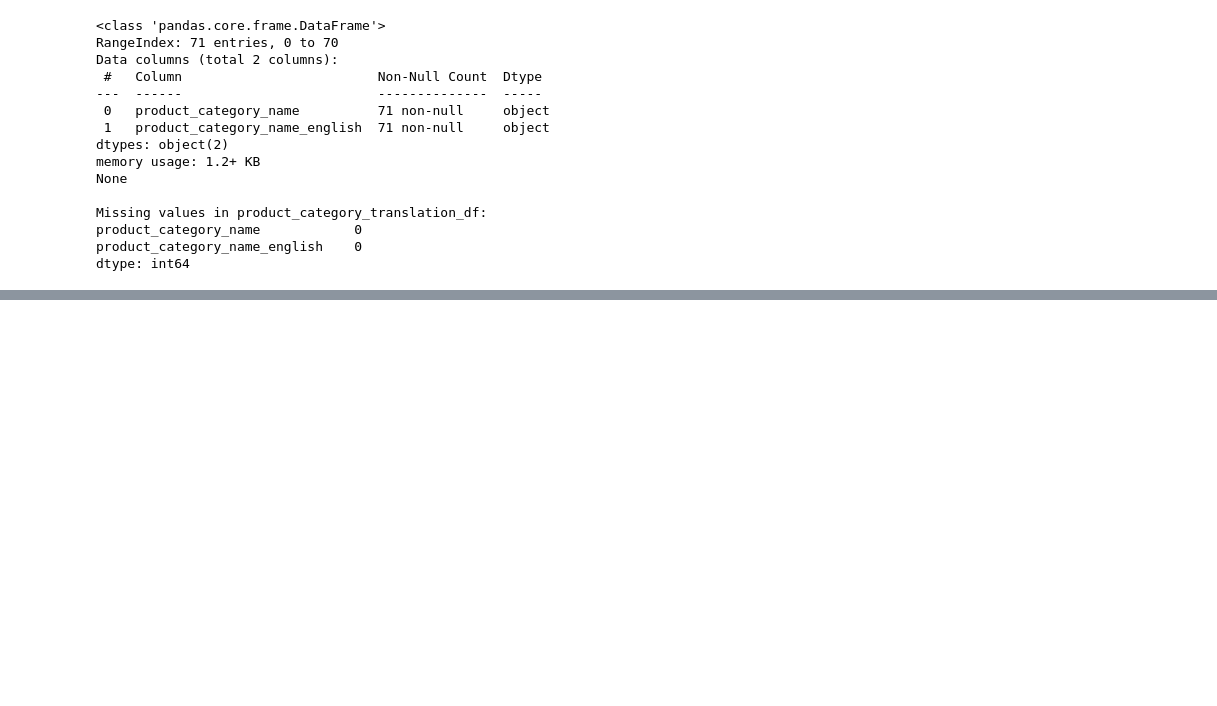
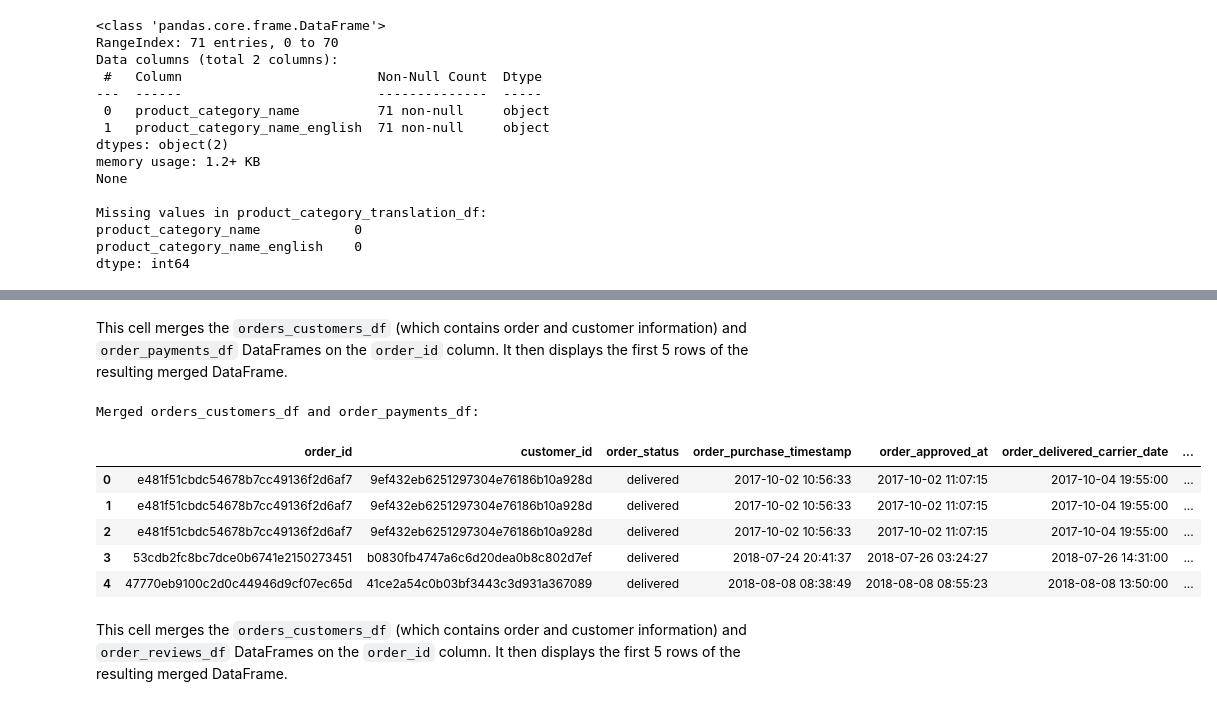
Before and after one commit to Vhakash/EDA-on-real-dataset, a Jupyter notebook: eda.ipynb, the cells around one changed output, grey strips where cells are left out. Cells and saved outputs as stored; diff of their text form; code cells hidden in the pictures; blank space fills up the shorter version.

```diff
--- a/eda.ipynb
+++ b/eda.ipynb
@@ -287,0 +292,6 @@ dtype: int64
+# %%
+# Merge orders and customers dataframes
+orders_customers_df = pd.merge(orders_df, customers_df, on='customer_id', how='left')
+
+print("\nMerged orders_df and customers_df:")
+display(orders_customers_df.head())
@@ -287,0 +338,18 @@ dtype: int64
+# %% [markdown]
+This cell merges the `orders_customers_df` (which contains order and customer information) and `order_payments_df` DataFrames on the `order_id` column. It then displays the first 5 rows of the resulting merged DataFrame.
+# %%
+# Merge orders_customers and order_payments dataframes
+orders_customers_payments_df = pd.merge(orders_customers_df, order_payments_df, on='order_id', how='left')
+
+print("\nMerged orders_customers_df and order_payments_df:")
+display(orders_customers_payments_df.head())
+# %% [output]
+Merged orders_customers_df and order_payments_df:
+|  | order_id | customer_id | order_status | order_purchase_timestamp | order_approved_at | order_delivered_carrier_date | ... |
+| 0 | e481f51cbdc54678b7cc49136f2d6af7 | 9ef432eb6251297304e76186b10a928d | delivered | 2017-10-02 10:56:33 | 2017-10-02 11:07:15 | 2017-10-04 19:55:00 | ... |
+| 1 | e481f51cbdc54678b7cc49136f2d6af7 | 9ef432eb6251297304e76186b10a928d | delivered | 2017-10-02 10:56:33 | 2017-10-02 11:07:15 | 2017-10-04 19:55:00 | ... |
+| 2 | e481f51cbdc54678b7cc49136f2d6af7 | 9ef432eb6251297304e76186b10a928d | delivered | 2017-10-02 10:56:33 | 2017-10-02 11:07:15 | 2017-10-04 19:55:00 | ... |
+| 3 | 53cdb2fc8bc7dce0b6741e2150273451 | b0830fb4747a6c6d20dea0b8c802d7ef | delivered | 2018-07-24 20:41:37 | 2018-07-26 03:24:27 | 2018-07-26 14:31:00 | ... |
+| 4 | 47770eb9100c2d0c44946d9cf07ec65d | 41ce2a54c0b03bf3443c3d931a367089 | delivered | 2018-08-08 08:38:49 | 2018-08-08 08:55:23 | 2018-08-08 13:50:00 | ... |
+# %% [markdown]
+This cell merges the `orders_customers_df` (which contains order and customer information) and `order_reviews_df` DataFrames on the `order_id` column. It then displays the first 5 rows of the resulting merged DataFrame.
```
Also changed, not shown: parts of 10 cells of this notebook.
